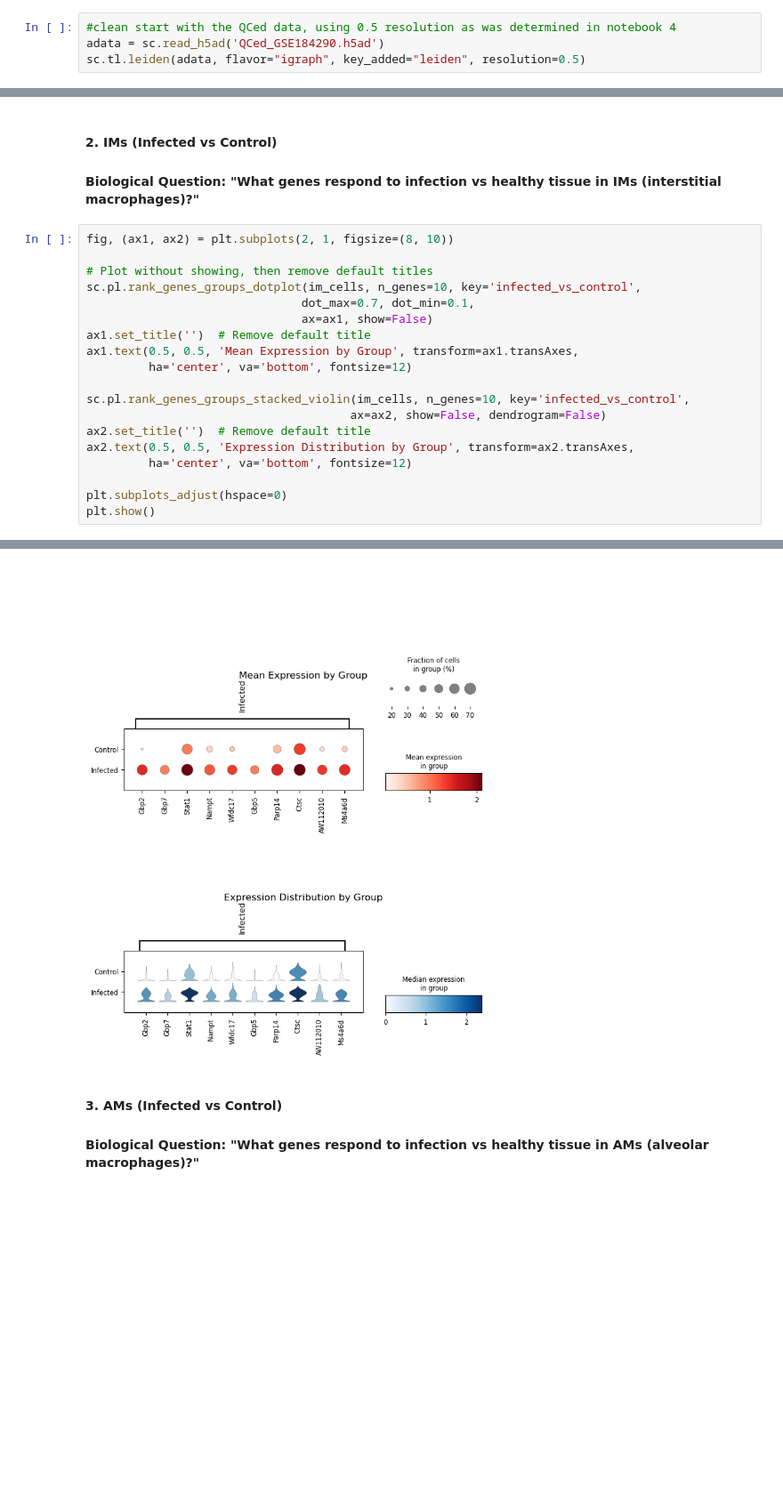
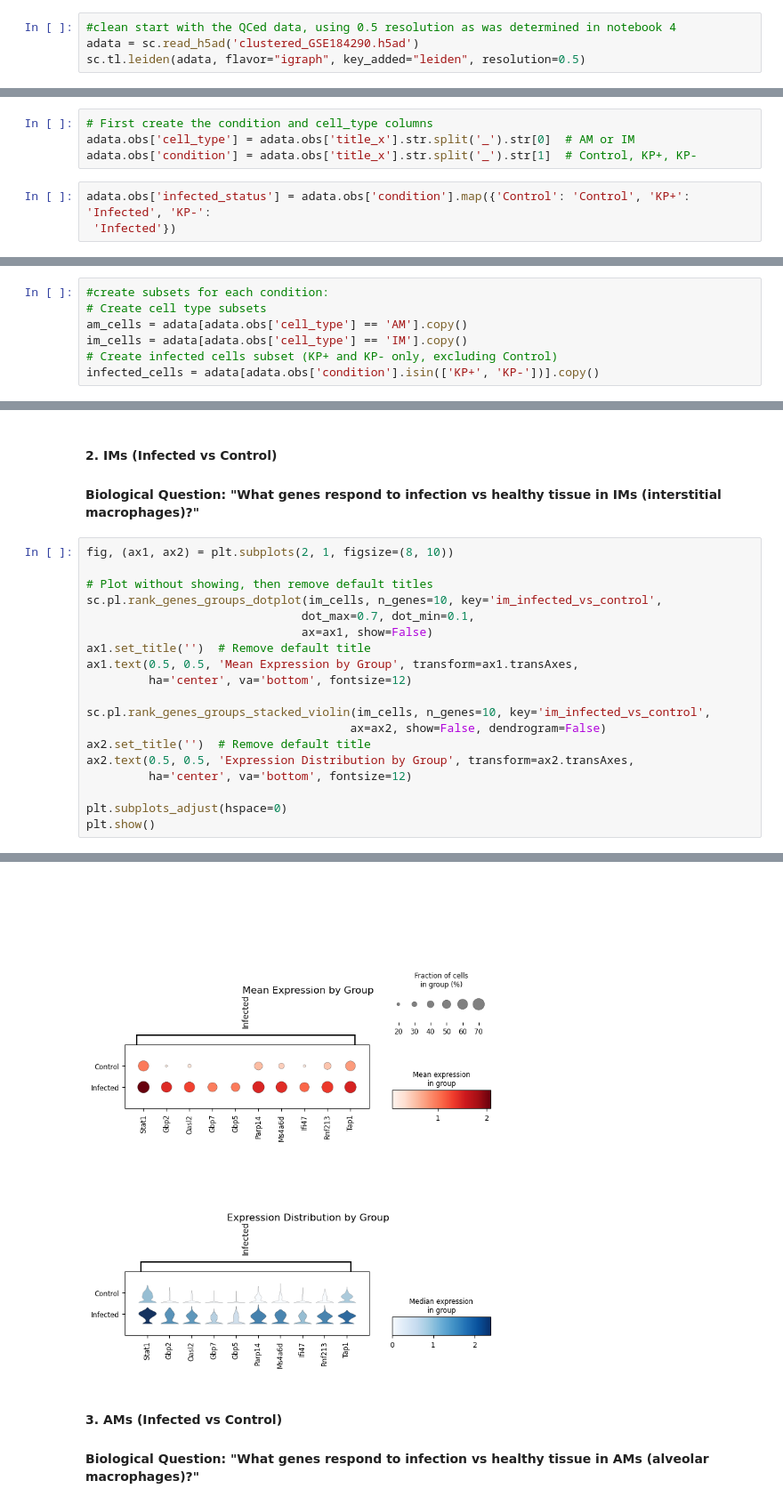
Before and after one commit to brian-rao/transcriptomics-klebsiella-lung-macrophage, a Jupyter notebook: 5 - Differential Expression Analysis.ipynb, the cells around one changed output, grey strips where cells are left out. Shown: that part at 89% size. Cells and saved outputs as stored; diff of their text form; blank space fills up the shorter version.

```diff
--- a/notebooks/5 - Differential Expression Analysis.ipynb
+++ b/5 - Differential Expression Analysis.ipynb
@@ -39,5 +39,5 @@ import pandas as pd
 import matplotlib.pyplot as plt
 # %%
 #clean start with the QCed data, using 0.5 resolution as was determined in notebook 4
-adata = sc.read_h5ad('QCed_GSE184290.h5ad')
+adata = sc.read_h5ad('clustered_GSE184290.h5ad')
 sc.tl.leiden(adata, flavor="igraph", key_added="leiden", resolution=0.5)
@@ -55,0 +44,7 @@ sc.tl.leiden(adata, flavor="igraph", key_added="leiden", resolution=0.5)
+# %%
+# First create the condition and cell_type columns
+adata.obs['cell_type'] = adata.obs['title_x'].str.split('_').str[0]  # AM or IM
+adata.obs['condition'] = adata.obs['title_x'].str.split('_').str[1]  # Control, KP+, KP-
+# %%
+adata.obs['infected_status'] = adata.obs['condition'].map({'Control': 'Control', 'KP+': 'Infected', 'KP-':
+ 'Infected'})
@@ -75,3 +72,10 @@ KP+        810
 KP-        798
 Control    791
 Name: count, dtype: int64
+# %%
+#create subsets for each condition:
+# Create cell type subsets
+am_cells = adata[adata.obs['cell_type'] == 'AM'].copy()
+im_cells = adata[adata.obs['cell_type'] == 'IM'].copy()
+# Create infected cells subset (KP+ and KP- only, excluding Control)
+infected_cells = adata[adata.obs['condition'].isin(['KP+', 'KP-'])].copy()
@@ -111,25 +154,25 @@ WARNING: Dendrogram not added. Dendrogram is added only when the number of categ
 # %%
 fig, (ax1, ax2) = plt.subplots(2, 1, figsize=(8, 10))
 
 # Plot without showing, then remove default titles
-sc.pl.rank_genes_groups_dotplot(im_cells, n_genes=10, key='infected_vs_control',
+sc.pl.rank_genes_groups_dotplot(im_cells, n_genes=10, key='im_infected_vs_control',
                                dot_max=0.7, dot_min=0.1,
                                ax=ax1, show=False)
 ax1.set_title('')  # Remove default title
 ax1.text(0.5, 0.5, 'Mean Expression by Group', transform=ax1.transAxes,
          ha='center', va='bottom', fontsize=12)
 
-sc.pl.rank_genes_groups_stacked_violin(im_cells, n_genes=10, key='infected_vs_control',
+sc.pl.rank_genes_groups_stacked_violin(im_cells, n_genes=10, key='im_infected_vs_control',
                                       ax=ax2, show=False, dendrogram=False)
 ax2.set_title('')  # Remove default title
 ax2.text(0.5, 0.5, 'Expression Distribution by Group', transform=ax2.transAxes,
          ha='center', va='bottom', fontsize=12)
 
 plt.subplots_adjust(hspace=0)
 plt.show()
 # %% [output]
 WARNING: Dendrogram not added. Dendrogram is added only when the number of categories to plot > 2
-[figure, old version]
+[figure, new version]
 # %% [markdown]
 #### 3. AMs (Infected vs Control)
 #### Biological Question: "What genes respond to infection vs healthy tissue in AMs (alveolar macrophages)?"
```
Also changed, not shown: parts of 12 cells of this notebook, 3 other files.
